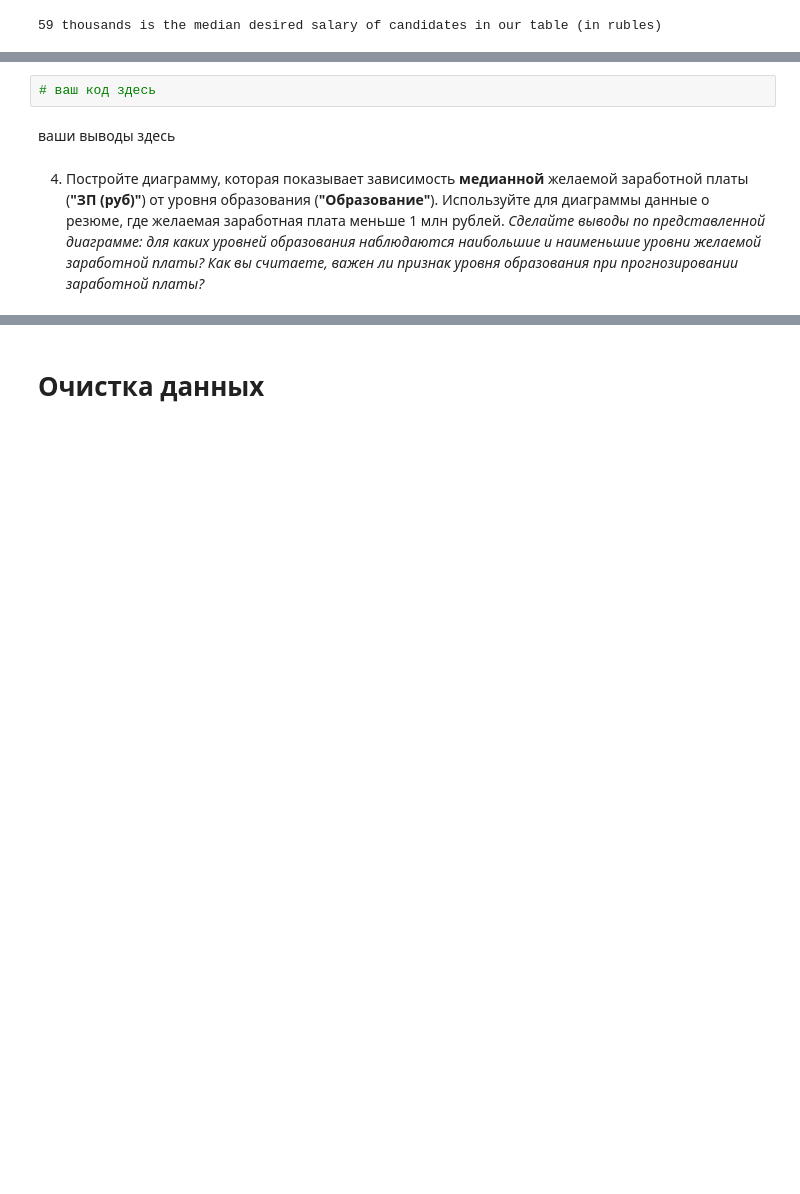
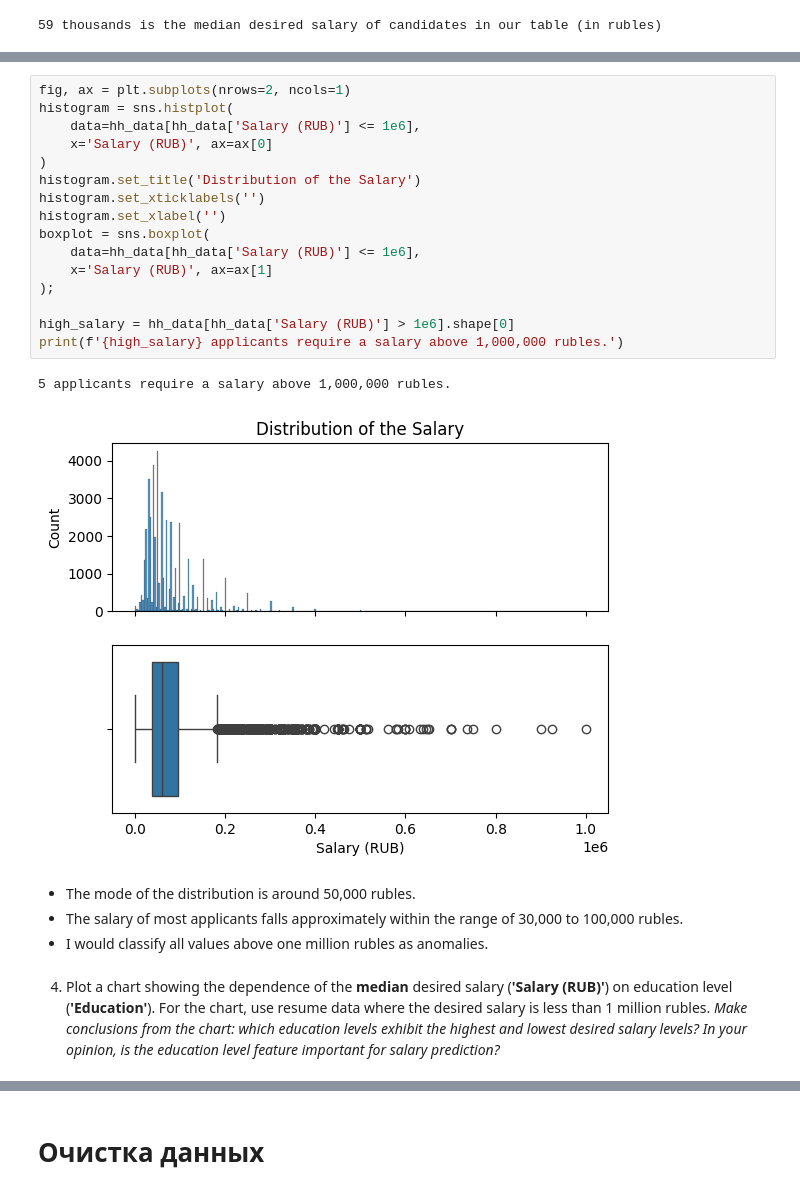
Before and after one commit to azudilins/sf_data_science_eng, a Jupyter notebook: project_1/Project 1.ipynb, the cells around one changed output, grey strips where cells are left out. Cells and saved outputs as stored; diff of their text form; blank space fills up the shorter version.

```diff
--- a/project_1/Project 1.ipynb
+++ b/project_1/Project 1.ipynb
@@ -563,8 +522,27 @@ print(f'{median_salary} thousands is the median desired salary of candidates in
 # %%
-# ваш код здесь
+fig, ax = plt.subplots(nrows=2, ncols=1)
+histogram = sns.histplot(
+    data=hh_data[hh_data['Salary (RUB)'] <= 1e6],
+    x='Salary (RUB)', ax=ax[0]
+)
+histogram.set_title('Distribution of the Salary')
+histogram.set_xticklabels('')
+histogram.set_xlabel('')
+boxplot = sns.boxplot(
+    data=hh_data[hh_data['Salary (RUB)'] <= 1e6],
+    x='Salary (RUB)', ax=ax[1]
+);
+
+high_salary = hh_data[hh_data['Salary (RUB)'] > 1e6].shape[0]
+print(f'{high_salary} applicants require a salary above 1,000,000 rubles.')
+# %% [output]
+5 applicants require a salary above 1,000,000 rubles.
+[figure, added]
 # %% [markdown]
-ваши выводы здесь
+* The mode of the distribution is around 50,000 rubles.
+* The salary of most applicants falls approximately within the range of 30,000 to 100,000 rubles.
+* I would classify all values above one million rubles as anomalies.
 # %% [markdown]
-4. Постройте диаграмму, которая показывает зависимость **медианной** желаемой заработной платы (**"ЗП (руб)"**) от уровня образования (**"Образование"**). Используйте для диаграммы данные о резюме, где желаемая заработная плата меньше 1 млн рублей.
-*Сделайте выводы по представленной диаграмме: для каких уровней образования наблюдаются наибольшие и наименьшие уровни желаемой заработной платы? Как вы считаете, важен ли признак уровня образования при прогнозировании заработной платы?*
+4. Plot a chart showing the dependence of the **median** desired salary (**'Salary (RUB)'**) on education level (**'Education'**). For the chart, use resume data where the desired salary is less than 1 million rubles.
+*Make conclusions from the chart: which education levels exhibit the highest and lowest desired salary levels? In your opinion, is the education level feature important for salary prediction?*
 # %%
```
Also changed, not shown: parts of 30 cells of this notebook, 1 other file.
